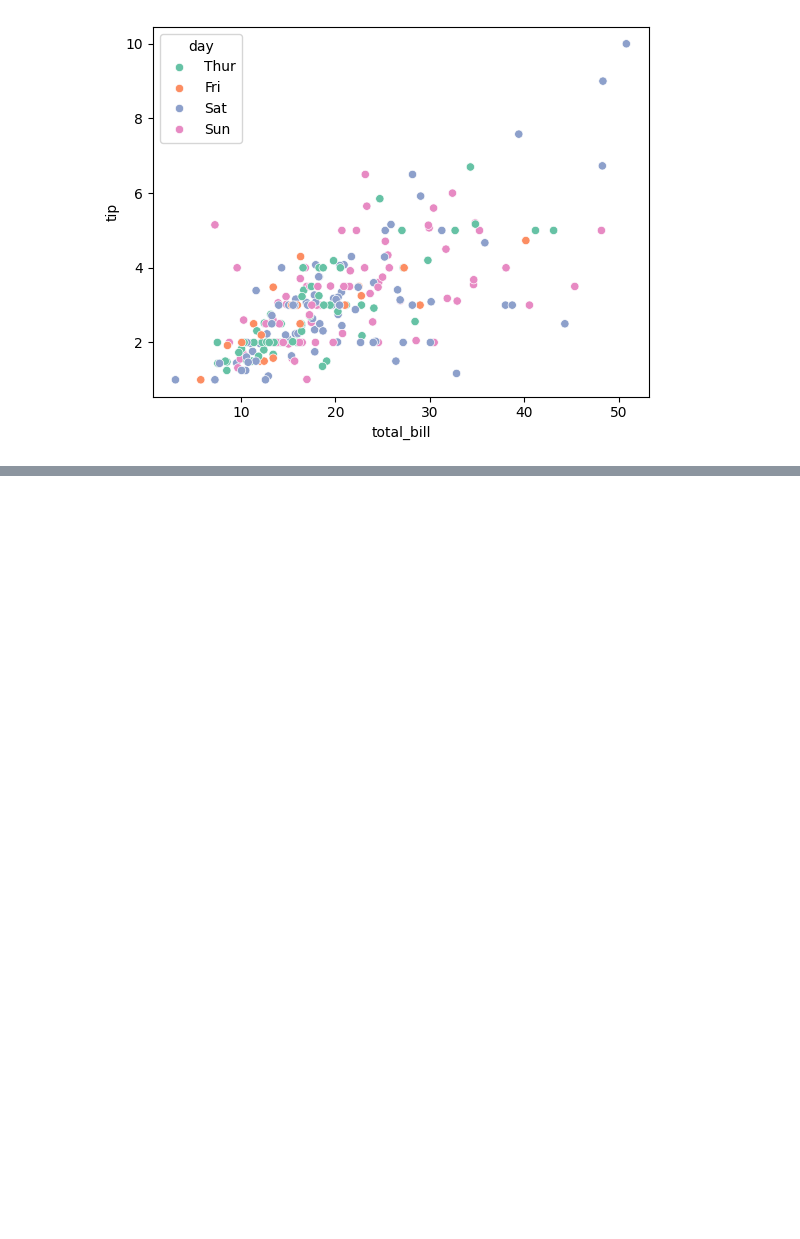
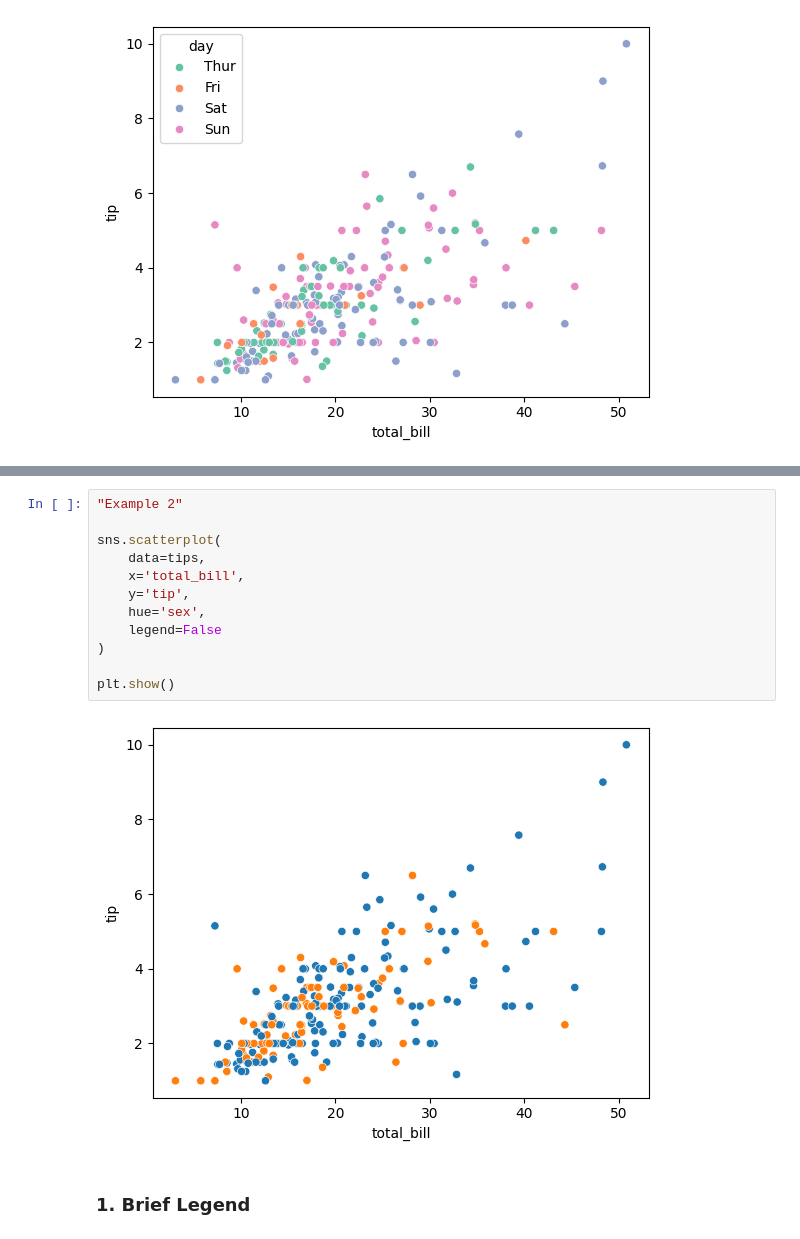
Before and after one commit to kshitij-commit/DataScience, a Jupyter notebook: 05_seaborn/02_relational-plots.ipynb, the cells around one changed output, grey strips where cells are left out. Cells and saved outputs as stored; diff of their text form; blank space fills up the shorter version.

Commit message:
feat: add scatter plot legend parameter

```diff
--- a/05_seaborn/02_relational-plots.ipynb
+++ b/05_seaborn/02_relational-plots.ipynb
@@ -315,0 +348,16 @@ plt.show()
+# %%
+"Example 2"
+
+sns.scatterplot(
+    data=tips,
+    x='total_bill',
+    y='tip',
+    hue='sex',
+    legend=False
+)
+
+plt.show()
+# %% [output]
+[figure, added]
+# %% [markdown]
+### 1. Brief Legend
```
Also changed, not shown: parts of 8 cells of this notebook.
